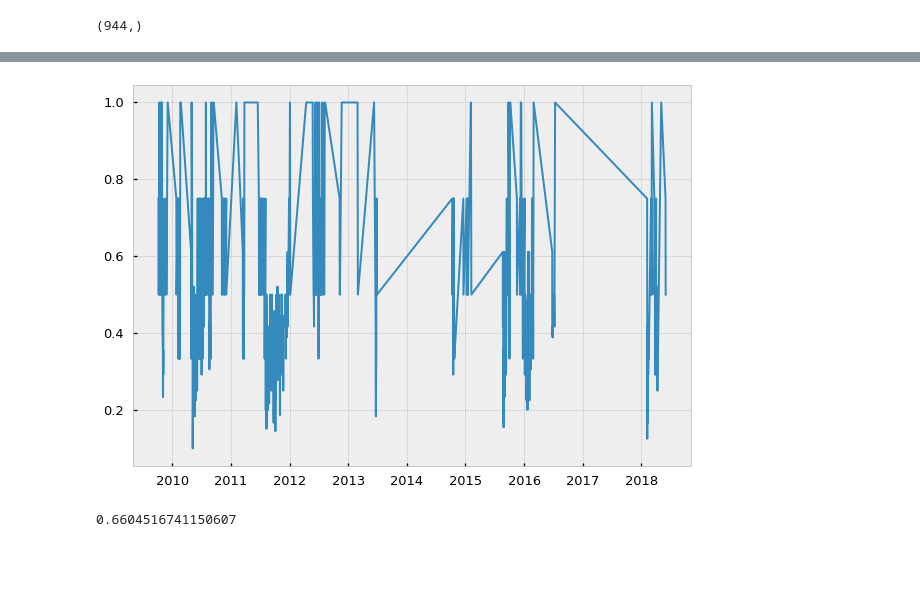
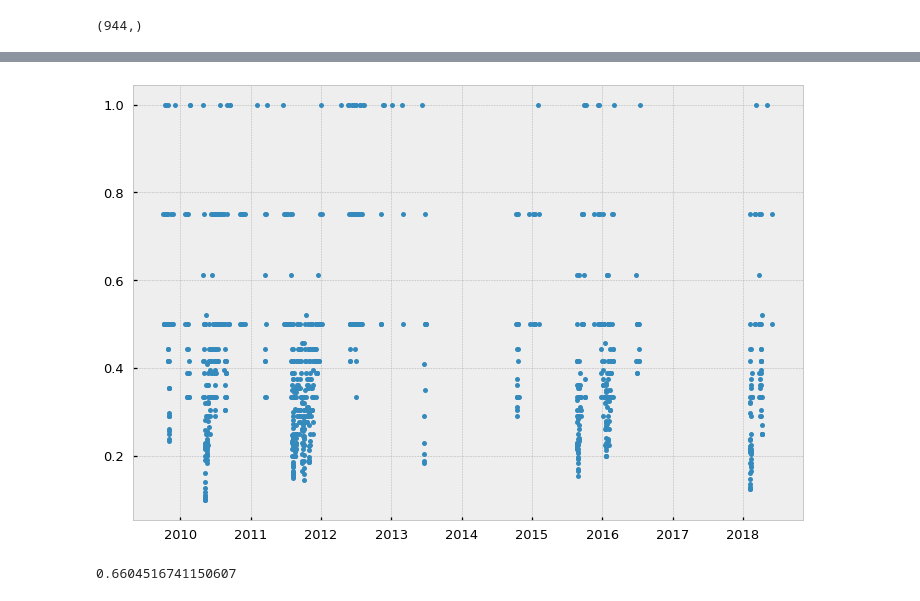
Before and after one commit to Dynami/Adv_Fin_ML_Exercises, a Jupyter notebook: notebooks/SampleWeights.ipynb, the cells around one changed output, grey strips where cells are left out. Drawn from its saved outputs; the diff is of its cells as text; code cells hidden in the pictures; blank space fills up the shorter version.

```diff
--- a/notebooks/SampleWeights.ipynb
+++ b/notebooks/SampleWeights.ipynb
@@ -642,9 +660,10 @@ numCoEvents.shape
 (944,)
 # %%
-plt.plot(numCoEvents)
+plt.figure(figsize=(12, 8))
+plt.plot(numCoEvents, ls='', marker='o', markersize=5)
 plt.show()
 # %% [output]
-[figure, old version]
+[figure, new version]
 # %%
 def acf(x, length=20):
     return np.array([1]+[np.corrcoef(x[:-i], x[i:])[0,1] for i in range(1, length)])
```
Also changed, not shown: parts of 11 cells of this notebook, 1 other file.
